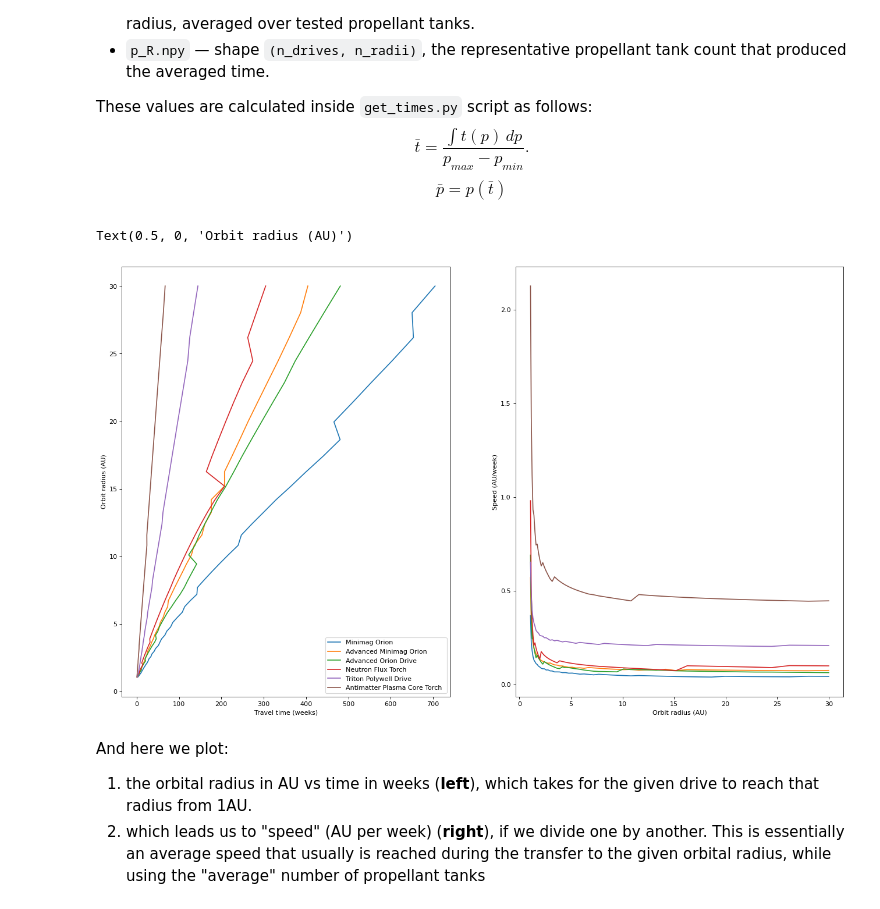
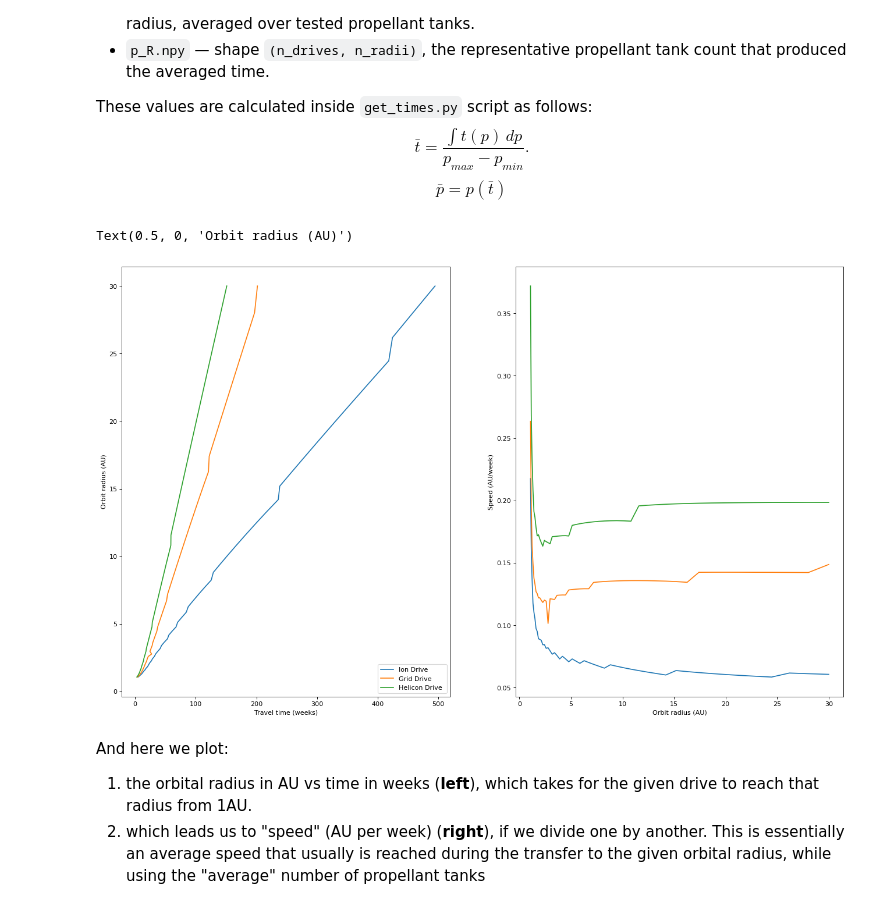
Before and after one commit to tkachev-asc/TI_drives, a Jupyter notebook: drives.ipynb, the cells around one changed output. Saved outputs shown, nothing was run; the diff lists cells and outputs as text; code cells hidden in the pictures.

```diff
--- a/drives.ipynb
+++ b/drives.ipynb
@@ -939,8 +937,8 @@ from matplotlib.lines import Line2D
 figure(figsize=(20, 12), dpi=80)
 
 au = 1.496e8 * 1e3
-ks  = [56,57,58,59,51,52,70,90]
-col = ['C0','C1','C2','C3','C4','C5','C6','C7']
+ks  = [10,12,18]
+col = ['C0','C1','C2']
 js  = [0,1]
 lines = ['-','--']
 
@@ -1014,28 +1012,28 @@ $$\bar p = p(\bar t)$$
 # %%
 figure(figsize=(20, 12), dpi=80)
 ax1 = plt.subplot(1,2,1)
 ax2 = plt.subplot(1,2,2)
 
 
-ks  = [56,57,59,52,70,90]
+ks  = [10,12,18]
 t_R = np.load('t_R.npy')
 
 R = 10**np.linspace(0,np.log10(30),num=t_R.shape[1]+1)[1:]
 
 
 for k in ks:
     t_row = t_R[k]
     ax1.plot(t_row, R, label=drives.loc[k,'name'])
     ax2.plot(R, R/t_row, label=drives.loc[k,'name'])
 
 ax1.legend(loc='lower right')
 ax1.set_xlabel('Travel time (weeks)')
 ax1.set_ylabel('Orbit radius (AU)')
 ax2.set_ylabel('Speed (AU/week)')
 ax2.set_xlabel('Orbit radius (AU)')
 # %% [output]
 Text(0.5, 0, 'Orbit radius (AU)')
-[figure, old version]
+[figure, new version]
 # %% [markdown]
 And here we plot:
 1. the orbital radius in AU vs time in weeks (**left**), which takes for the given drive to reach that radius from 1AU.
```
Also changed, not shown: parts of 12 cells of this notebook.
